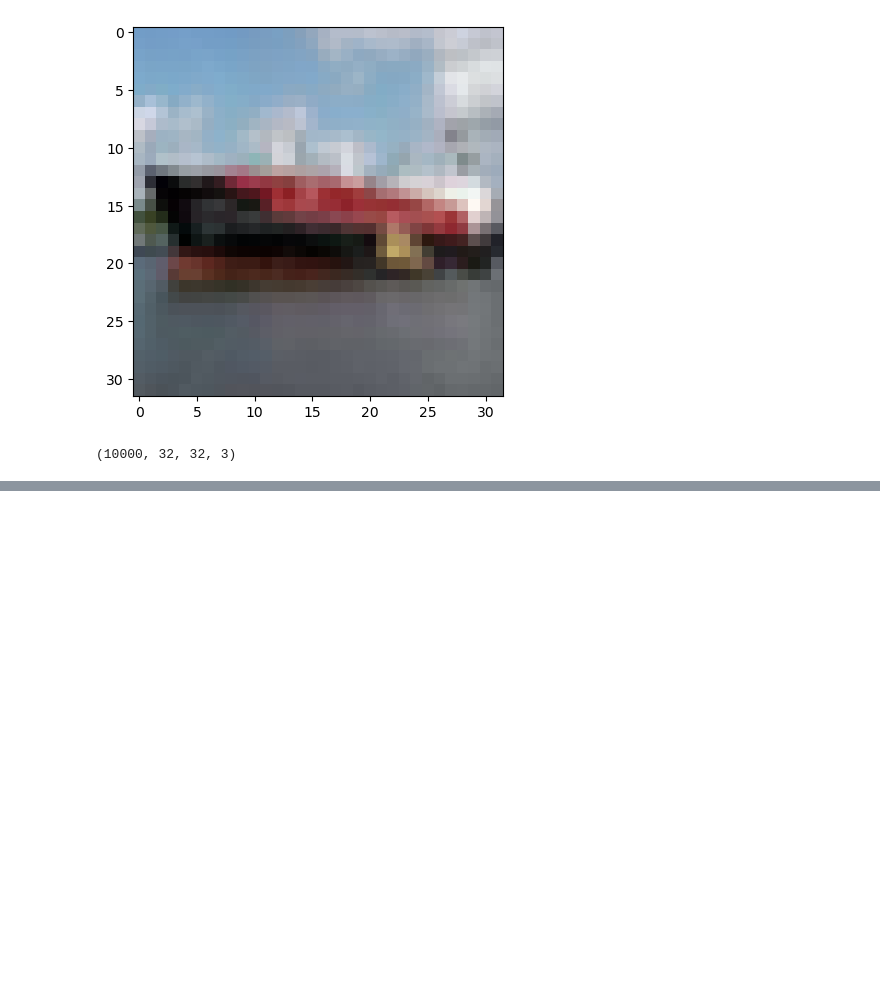
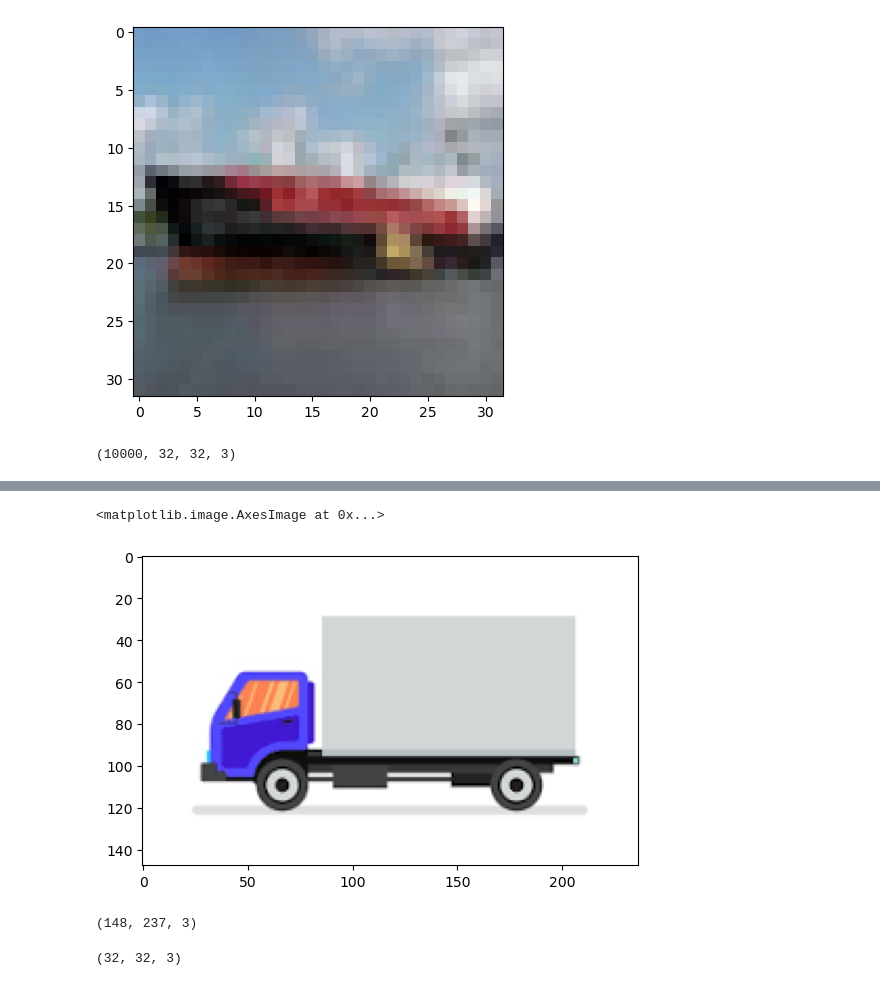
Before and after one commit to AmdPathirana/ML_PROJECTS, a Jupyter notebook: CNN/try4.ipynb, the cells around one changed output, grey strips where cells are left out. Cells and saved outputs as stored; diff of their text form; code cells hidden in the pictures; blank space fills up the shorter version.

```diff
--- a/CNN/try4.ipynb
+++ b/CNN/try4.ipynb
@@ -135,0 +192,12 @@ Detected at node 'sparse_categorical_crossentropy/SparseSoftmaxCrossEntropyWithL
+# %%
+import cv2
+
+image = cv2.imread('truck.png')
+plt.imshow(image)
+# %% [output]
+<matplotlib.image.AxesImage at 0x...>
+[figure, added]
+# %%
+image.shape
+# %% [output]
+(148, 237, 3)
@@ -135,0 +206,4 @@ Detected at node 'sparse_categorical_crossentropy/SparseSoftmaxCrossEntropyWithL
+# %%
+img.shape
+# %% [output]
+(32, 32, 3)
```
Also changed, not shown: parts of 12 cells of this notebook, 1 other file.
